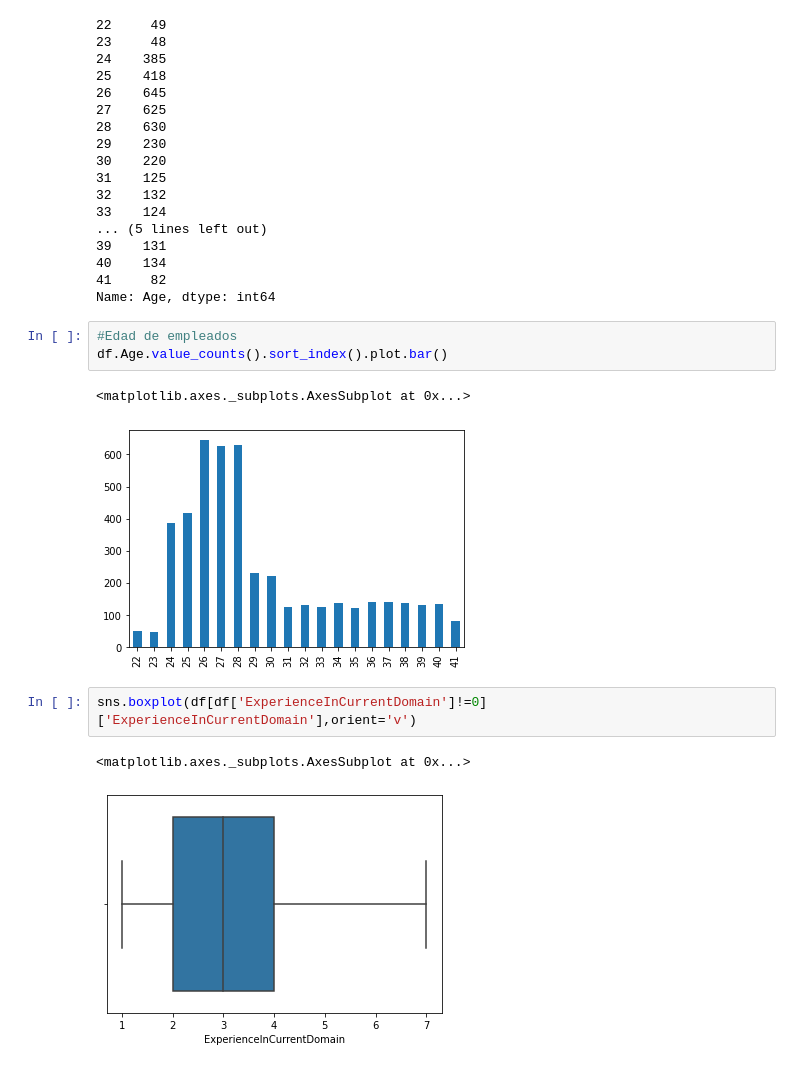
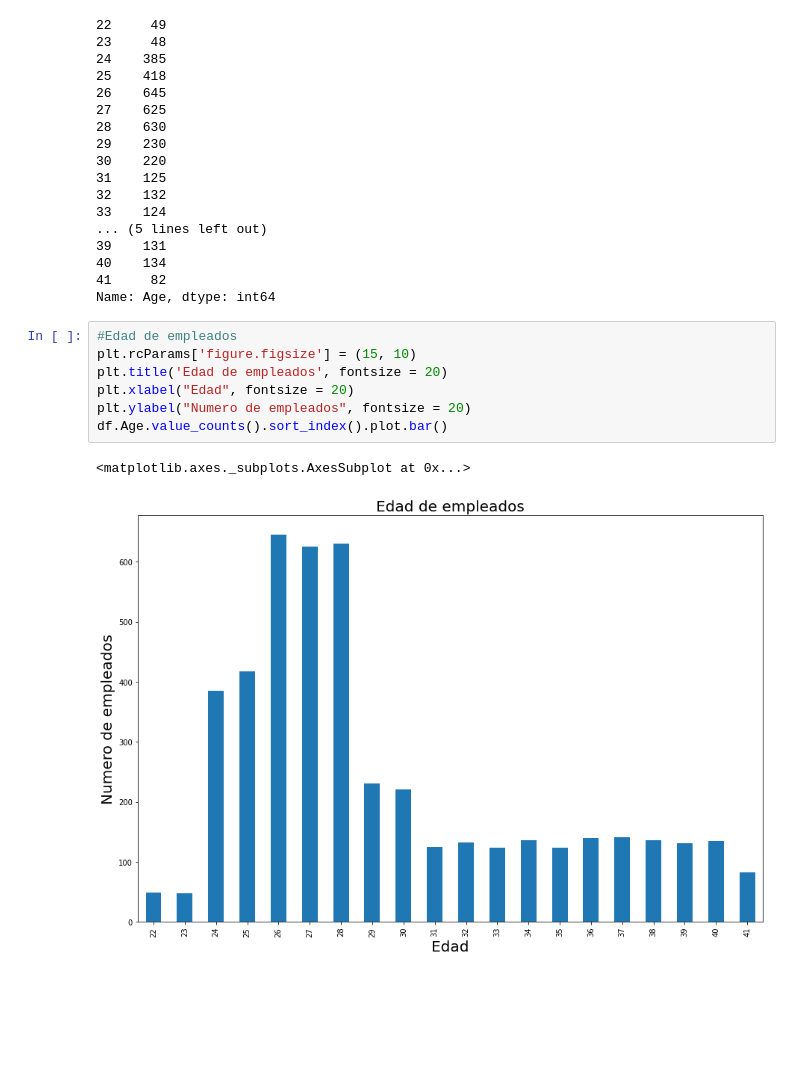
Before and after one commit to edx04/data-science, a Jupyter notebook: IdeaArellano.ipynb, the cells around one changed output. Drawn from its saved outputs; the diff is of its cells as text; blank space fills up the shorter version.

```diff
--- a/IdeaArellano.ipynb
+++ b/IdeaArellano.ipynb
@@ -119,14 +121,13 @@ df.Age.value_counts().sort_index()
 40    134
 41     82
 Name: Age, dtype: int64
-# %%
-#Edad de empleados
-df.Age.value_counts().sort_index().plot.bar()
-# %% [output]
-<matplotlib.axes._subplots.AxesSubplot at 0x...>
-[figure, removed]
-# %%
-sns.boxplot(df[df['ExperienceInCurrentDomain']!=0]['ExperienceInCurrentDomain'],orient='v')
-# %% [output]
-<matplotlib.axes._subplots.AxesSubplot at 0x...>
-[figure, removed]
+# %%
+#Edad de empleados
+plt.rcParams['figure.figsize'] = (15, 10)
+plt.title('Edad de empleados', fontsize = 20)
+plt.xlabel("Edad", fontsize = 20)
+plt.ylabel("Numero de empleados", fontsize = 20)
+df.Age.value_counts().sort_index().plot.bar()
+# %% [output]
+<matplotlib.axes._subplots.AxesSubplot at 0x...>
+[figure, added]
```
Also changed, not shown: parts of 3 cells of this notebook.
